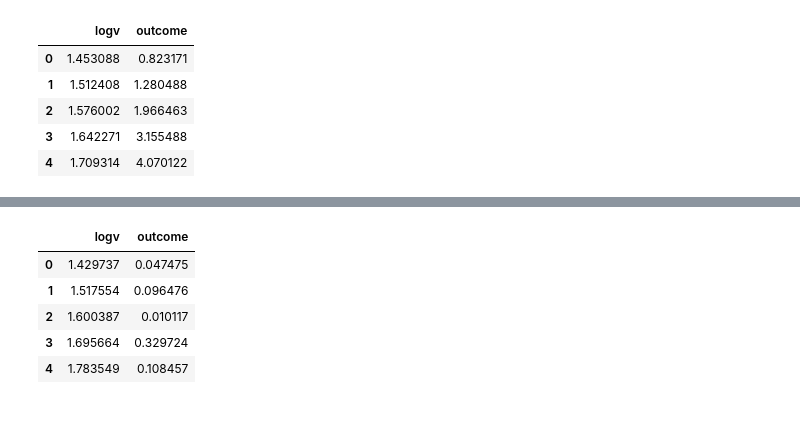
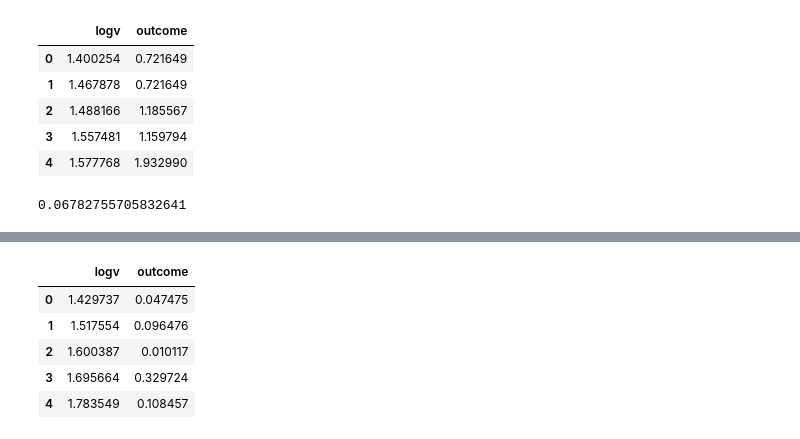
Before and after one commit to pranav-satheesh/Triple-MBH-Illustris, a Jupyter notebook: plot_extraction.ipynb, the cells around one changed output, grey strips where cells are left out. Cells and saved outputs as stored; diff of their text form; code cells hidden in the pictures.

```diff
--- a/plot_extraction.ipynb
+++ b/plot_extraction.ipynb
@@ -8,12 +8,13 @@ from scipy import optimize
 def fit_norm(x,mu,sigma):
     return st.norm.pdf(x,mu,sigma)
 # %%
-df = pd.read_csv("Data/COM_velocity.csv")
+#df = pd.read_csv("Data/COM_velocity.csv")
+df = pd.read_csv("Data/COM_velocity_modified.csv")
 df.head()
 # %% [output]
 |  | logv | outcome |
-| 0 | 1.453088 | 0.823171 |
-| 1 | 1.512408 | 1.280488 |
-| 2 | 1.576002 | 1.966463 |
-| 3 | 1.642271 | 3.155488 |
-| 4 | 1.709314 | 4.070122 |
+| 0 | 1.400254 | 0.721649 |
+| 1 | 1.467878 | 0.721649 |
+| 2 | 1.488166 | 1.185567 |
+| 3 | 1.557481 | 1.159794 |
+| 4 | 1.577768 | 1.932990 |
@@ -19,0 +23,4 @@ df.head()
+# %%
+np.mean(df["logv"][1::2].to_numpy() - df["logv"][::2].to_numpy())
+# %% [output]
+0.06782755705832641
```
Also changed, not shown: parts of 7 cells of this notebook, 2 other files.
